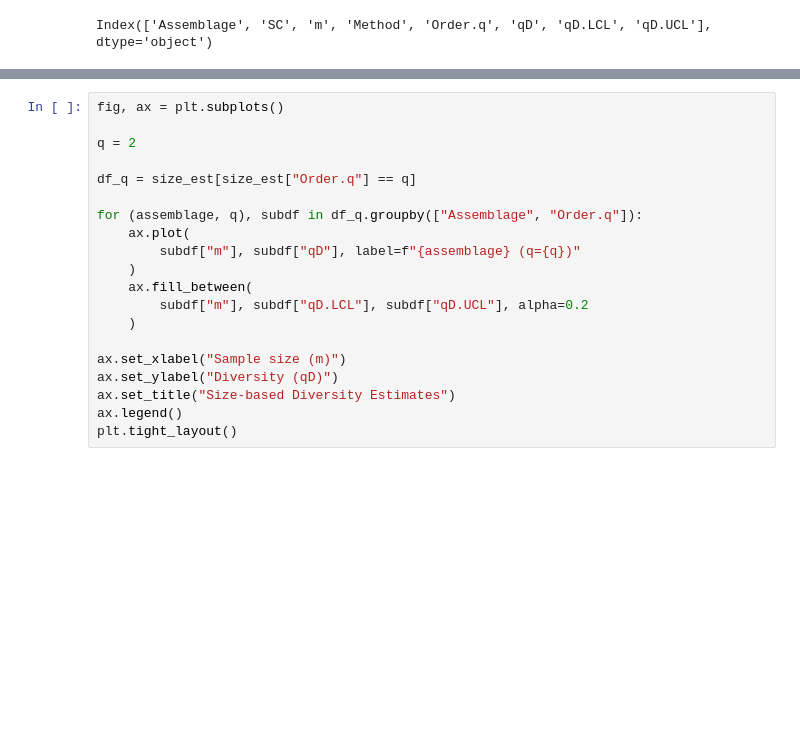
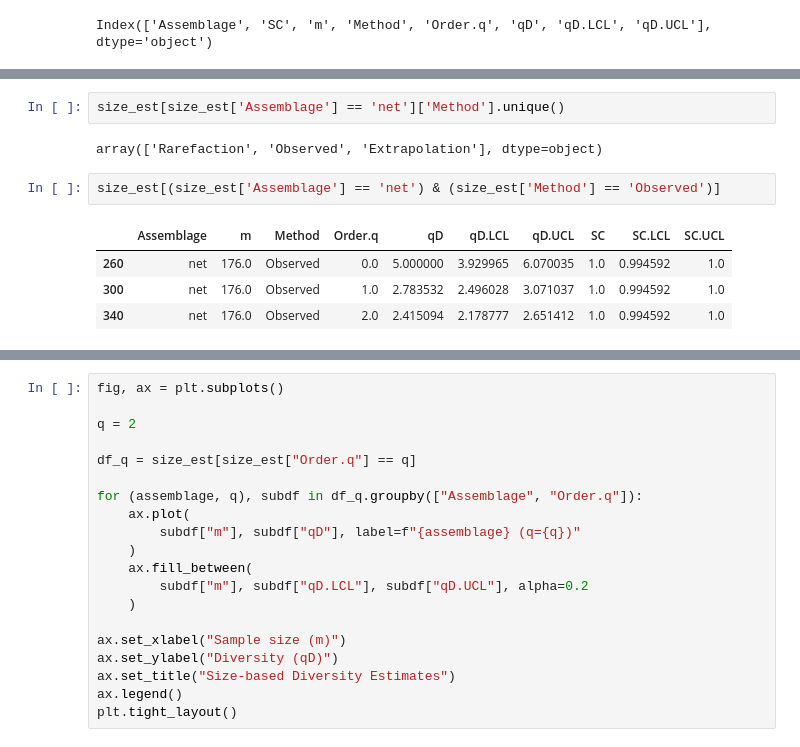
Before and after one commit to mparkergetz/bee_cam_data_processing, a Jupyter notebook: nb4_process_community_data.ipynb, the cells around one changed output, grey strips where cells are left out. Cells and saved outputs as stored; diff of their text form; blank space fills up the shorter version.

```diff
--- a/nb4_process_community_data.ipynb
+++ b/nb4_process_community_data.ipynb
@@ -520,0 +617,11 @@ plt.savefig('figs/coverage_est.svg', format='svg')
+# %%
+size_est[size_est['Assemblage'] == 'net']['Method'].unique()
+# %% [output]
+array(['Rarefaction', 'Observed', 'Extrapolation'], dtype=object)
+# %%
+size_est[(size_est['Assemblage'] == 'net') & (size_est['Method'] == 'Observed')]
+# %% [output]
+|  | Assemblage | m | Method | Order.q | qD | qD.LCL | qD.UCL | SC | SC.LCL | SC.UCL |
+| 260 | net | 176.0 | Observed | 0.0 | 5.000000 | 3.929965 | 6.070035 | 1.0 | 0.994592 | 1.0 |
+| 300 | net | 176.0 | Observed | 1.0 | 2.783532 | 2.496028 | 3.071037 | 1.0 | 0.994592 | 1.0 |
+| 340 | net | 176.0 | Observed | 2.0 | 2.415094 | 2.178777 | 2.651412 | 1.0 | 0.994592 | 1.0 |
```
Also changed, not shown: parts of 8 cells of this notebook, 2 other files.
